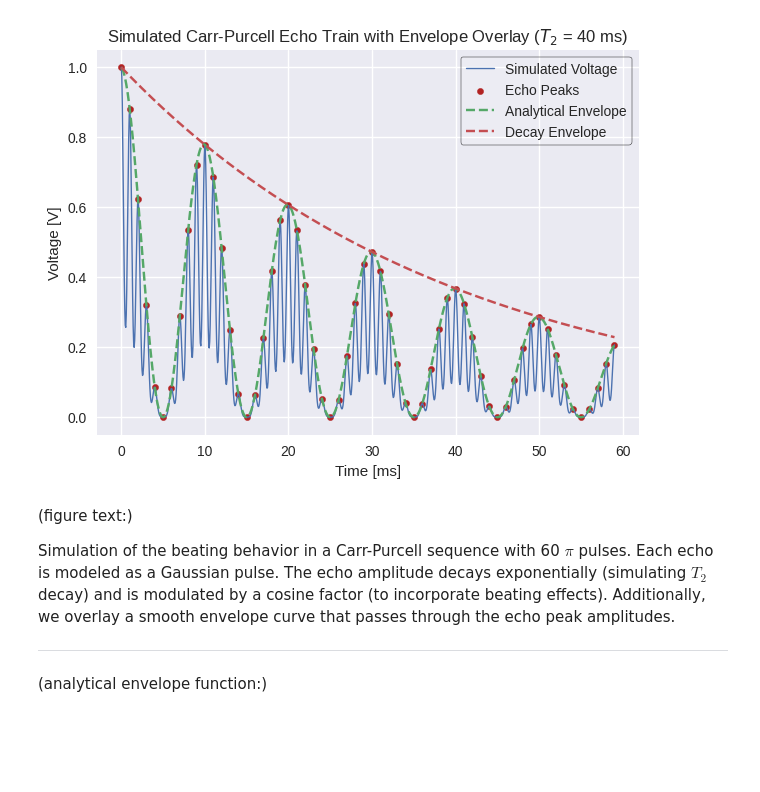
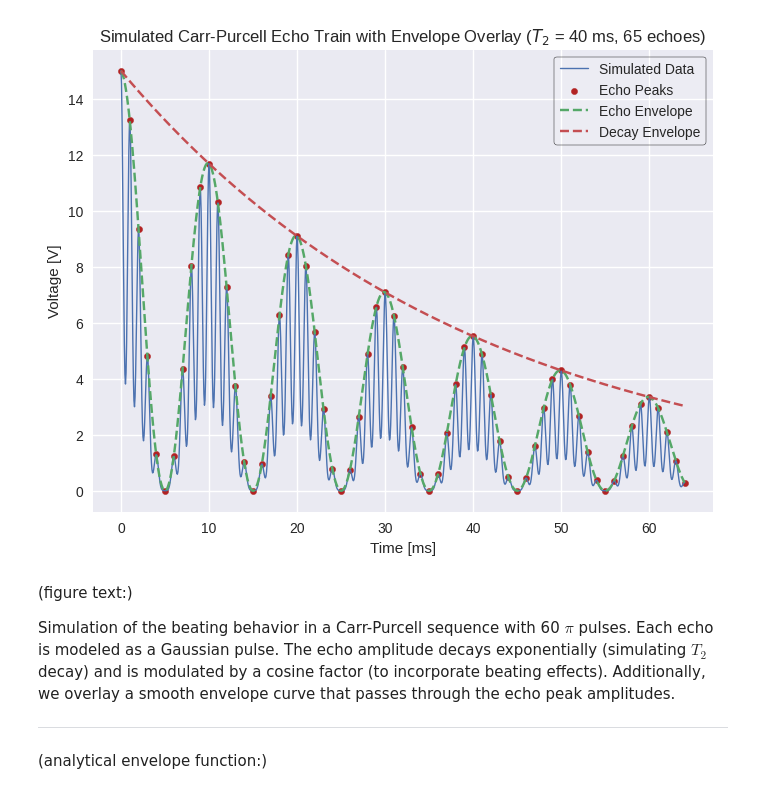
Before and after one commit to ahmedali6395/exp_modern_phys_388, a Jupyter notebook: nmr/purcell_sim.ipynb, the cells around one changed output. Drawn from its saved outputs; the diff is of its cells as text; code cells hidden in the pictures; blank space fills up the shorter version.

Commit message:
improved purcell simulation + data (including new data, total 4 plots)

```diff
--- a/nmr/purcell_sim.ipynb
+++ b/nmr/purcell_sim.ipynb
@@ -15,7 +15,7 @@ plt.rcParams['legend.framealpha'] = 1  ## disable any default legend frame trans
 # ---------------------------------- inputs ---------------------------------- #
 
 # num pi pulses after the initial π/2 pulse
-num_echoes = 60
+num_echoes = 65
 
 # time between echoes [seconds]
 echo_spacing = 1e-3
@@ -24,7 +24,7 @@ echo_spacing = 1e-3
 T2 = 40e-3
 
 # initial amplitude [volts]
-A0 = 1.0
+A0 = 15.0
 
 # beat period in echoes (one modulation cycle every N echoes)
 beat_period = 10
@@ -62,7 +62,7 @@ envelope_deg2 = A0 * np.exp(-t/T2)
 
 
 # ----------------------------------- Plot ----------------------------------- #
-fig, ax = plt.subplots(figsize=(7, 5))
+fig, ax = plt.subplots(figsize=(8, 6))
 
 t_ms = t * 1e3
 t_echo_ms = t_echo * 1e3
@@ -70,7 +70,7 @@ t_echo_ms = t_echo * 1e3
 ax.plot(
     t_ms,
     voltage,
-    label='Simulated Voltage',
+    label='Simulated Data',
     linewidth=1,
 )
 
@@ -83,36 +83,36 @@ ax.scatter(
     # alpha=0.8
 )
 
 ax.plot(
     t_ms,
     envelope_deg1,
     linestyle='dashed',
-    label='Analytical Envelope',
+    label='Echo Envelope',
 )
 
 ax.plot(
     t_ms,
     envelope_deg2,
     linestyle='dashed',
     label='Decay Envelope',
 )
 
 
 ax.set_xlabel('Time [ms]')
 ax.set_ylabel('Voltage [V]')
 ax.set_title(
-    f'Simulated Carr-Purcell Echo Train with Envelope Overlay ($T_2$ = {T2*1e3:.0f} ms)'
+    f'Simulated Carr-Purcell Echo Train with Envelope Overlay ($T_2$ = {T2*1e3:.0f} ms, {num_echoes} echoes)',
 )
 
 legend = ax.legend(
     frameon=True,
 )
 frame = legend.get_frame()
 frame.set_alpha(None)  ## disable any rcParam alpha override
 frame.set_facecolor((1, 1, 1, 0.1))  ## set frame coloring to white with some transparency
 frame.set_edgecolor('black')
 # %% [output]
-[figure, old version]
+[figure, new version]
 # %% [markdown]
 (figure text:)
 
```
Also changed, not shown: 1 other file.
